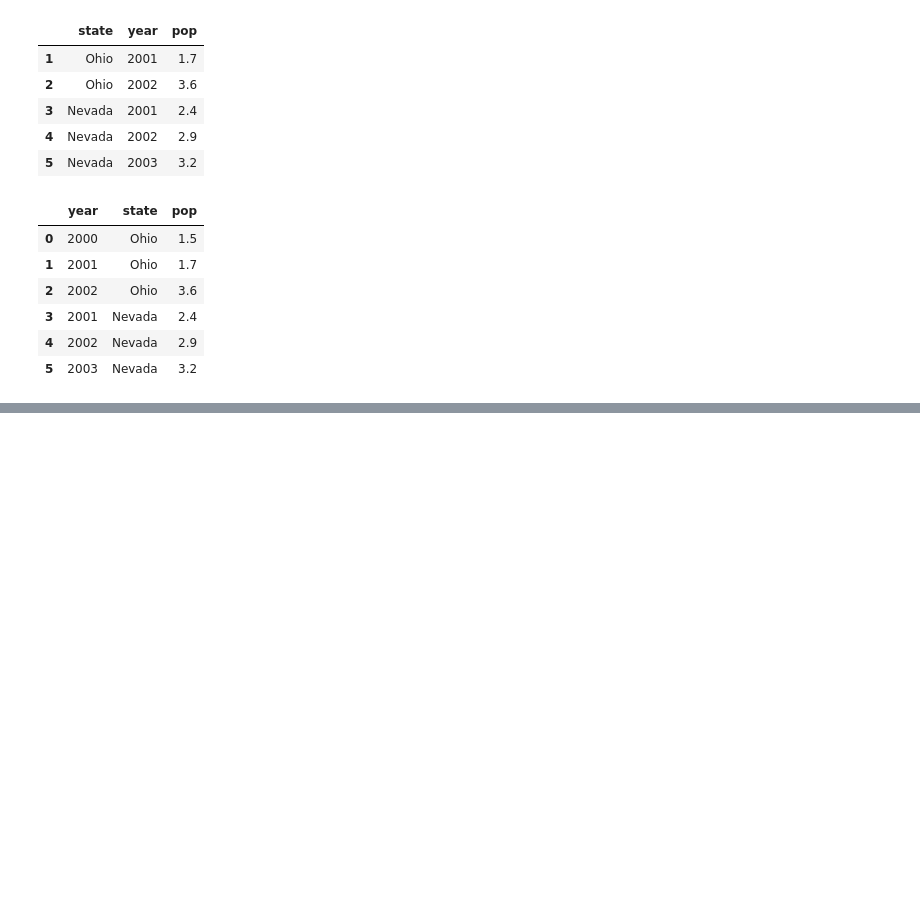
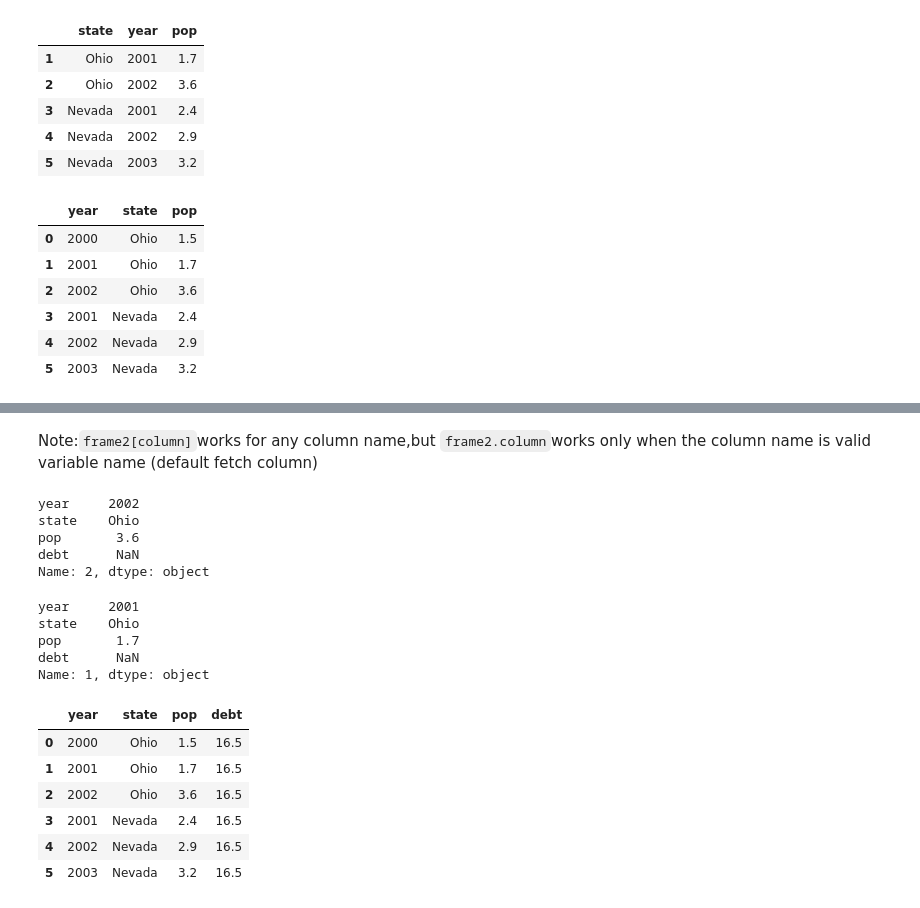
Before and after one commit to Irevin/Learning_Notes, a Jupyter notebook: 利用python进行数据分析/5.Getting Started with pandas.ipynb, the cells around one changed output, grey strips where cells are left out. Cells and saved outputs as stored; diff of their text form; code cells hidden in the pictures; blank space fills up the shorter version.

```diff
--- a/利用python进行数据分析/5.Getting Started with pandas.ipynb
+++ b/利用python进行数据分析/5.Getting Started with pandas.ipynb
@@ -239,0 +275,29 @@ pd.DataFrame(data,columns=["year","state","pop"])
+# %% [markdown]
+Note:`frame2[column]`works for any column name,but `frame2.column`works only when the column name is valid variable name (default fetch column)
+# %%
+frame2.loc[2]
+# %% [output]
+year     2002
+state    Ohio
+pop       3.6
+debt      NaN
+Name: 2, dtype: object
+# %%
+frame2.iloc[1]
+# %% [output]
+year     2001
+state    Ohio
+pop       1.7
+debt      NaN
+Name: 1, dtype: object
+# %%
+frame2["debt"] = 16.5
+frame2
+# %% [output]
+|  | year | state | pop | debt |
+| 0 | 2000 | Ohio | 1.5 | 16.5 |
+| 1 | 2001 | Ohio | 1.7 | 16.5 |
+| 2 | 2002 | Ohio | 3.6 | 16.5 |
+| 3 | 2001 | Nevada | 2.4 | 16.5 |
+| 4 | 2002 | Nevada | 2.9 | 16.5 |
+| 5 | 2003 | Nevada | 3.2 | 16.5 |
```
Also changed, not shown: parts of 216 cells of this notebook.
